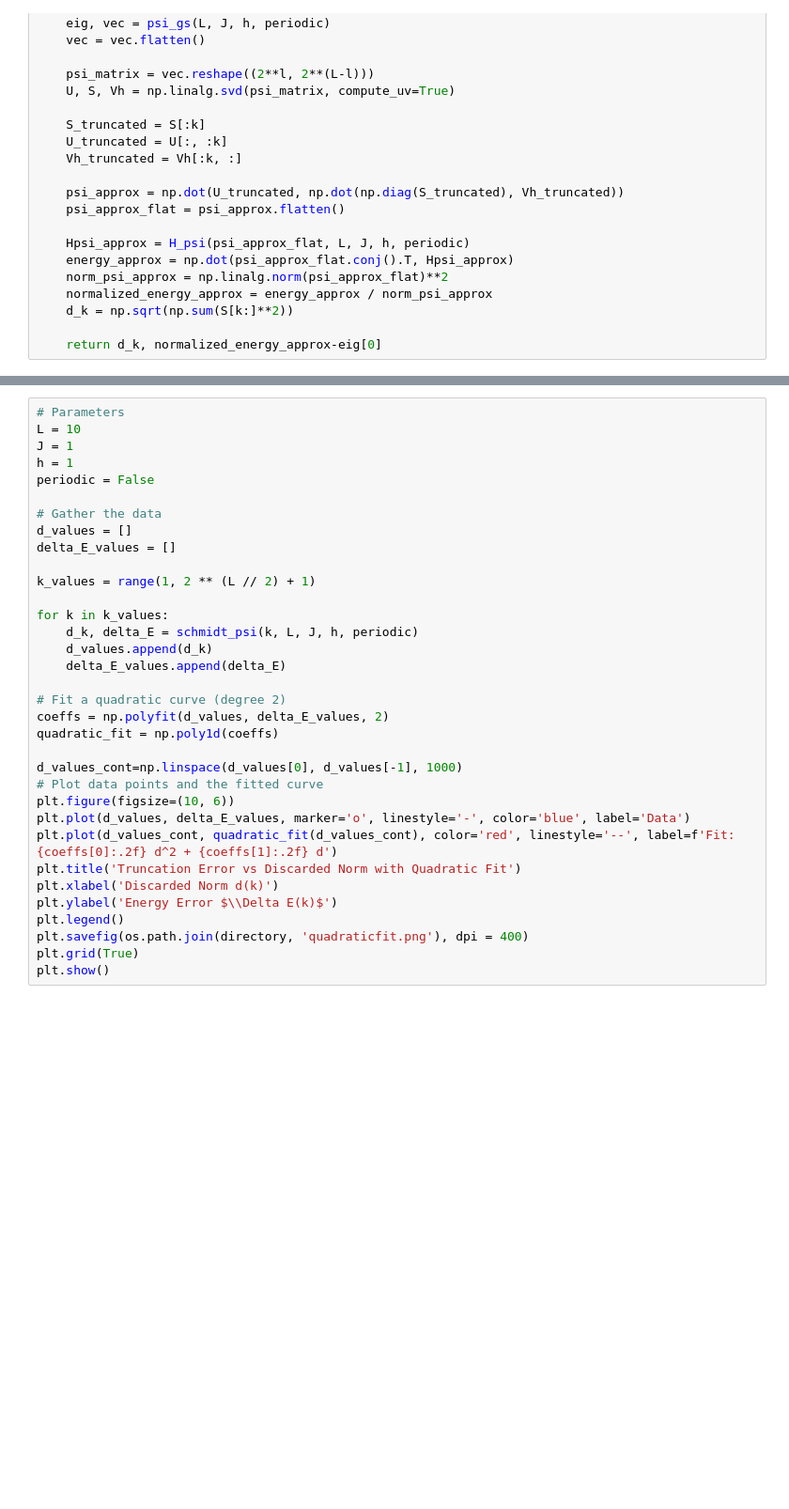
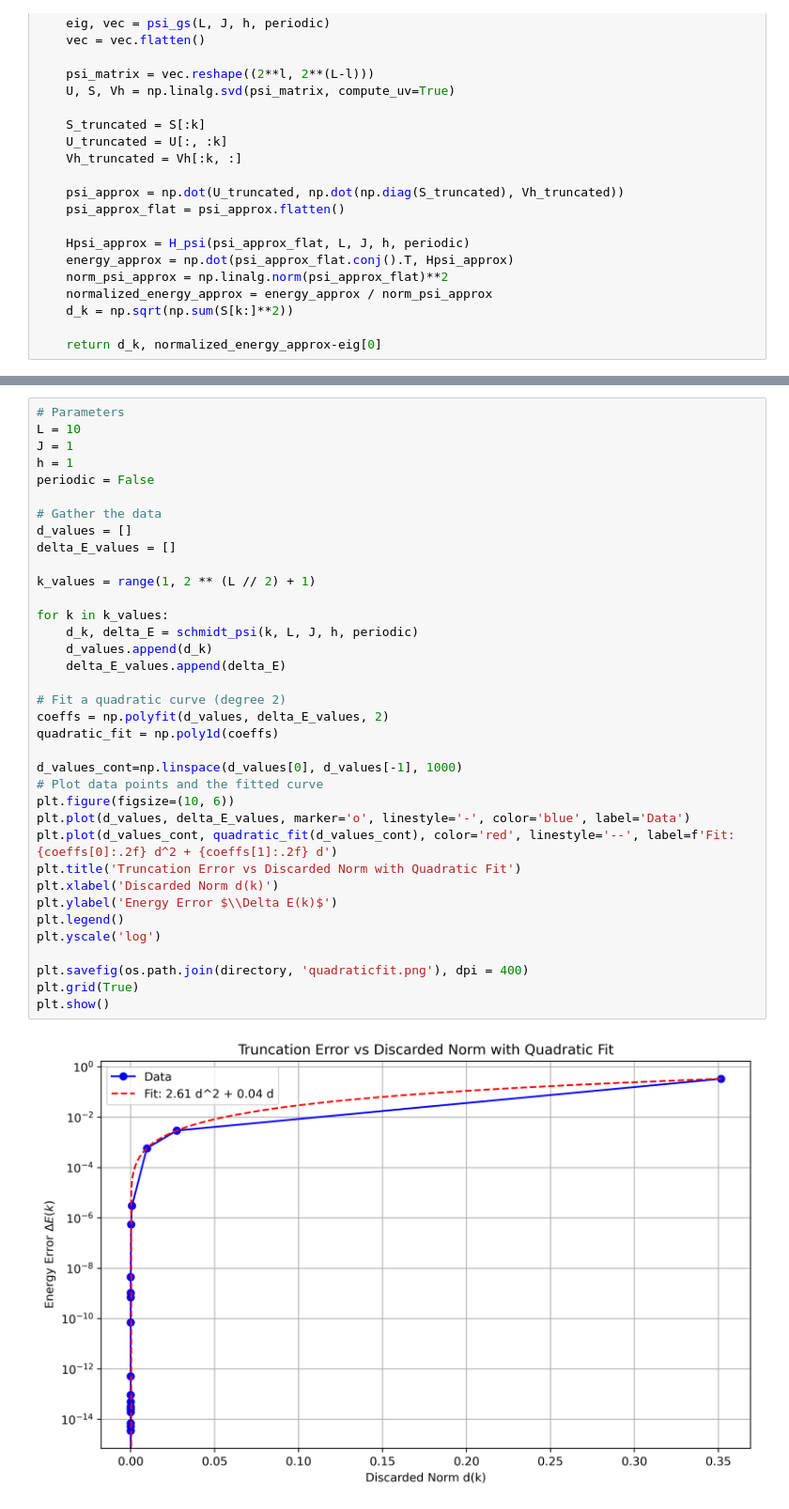
Before and after one commit to Abhiram2006/ph121c-hwk2, a Jupyter notebook: problem3.ipynb, the cells around one changed output, grey strips where cells are left out. Shown at 94% size. Drawn from its saved outputs; the diff is of its cells as text; blank space fills up the shorter version.

```diff
--- a/problem3.ipynb
+++ b/problem3.ipynb
@@ -179,30 +181,34 @@ J = 1
 h = 1
 periodic = False
 
 # Gather the data
 d_values = []
 delta_E_values = []
 
 k_values = range(1, 2 ** (L // 2) + 1)
 
 for k in k_values:
     d_k, delta_E = schmidt_psi(k, L, J, h, periodic)
     d_values.append(d_k)
     delta_E_values.append(delta_E)
 
 # Fit a quadratic curve (degree 2)
 coeffs = np.polyfit(d_values, delta_E_values, 2)
 quadratic_fit = np.poly1d(coeffs)
 
 d_values_cont=np.linspace(d_values[0], d_values[-1], 1000)
 # Plot data points and the fitted curve
 plt.figure(figsize=(10, 6))
 plt.plot(d_values, delta_E_values, marker='o', linestyle='-', color='blue', label='Data')
 plt.plot(d_values_cont, quadratic_fit(d_values_cont), color='red', linestyle='--', label=f'Fit: {coeffs[0]:.2f} d^2 + {coeffs[1]:.2f} d')
 plt.title('Truncation Error vs Discarded Norm with Quadratic Fit')
 plt.xlabel('Discarded Norm d(k)')
 plt.ylabel('Energy Error $\\Delta E(k)$')
 plt.legend()
+plt.yscale('log')
+
 plt.savefig(os.path.join(directory, 'quadraticfit.png'), dpi = 400)
 plt.grid(True)
 plt.show()
+# %% [output]
+[figure, added]
```
Also changed, not shown: parts of 1 cell of this notebook, 1 other file.
